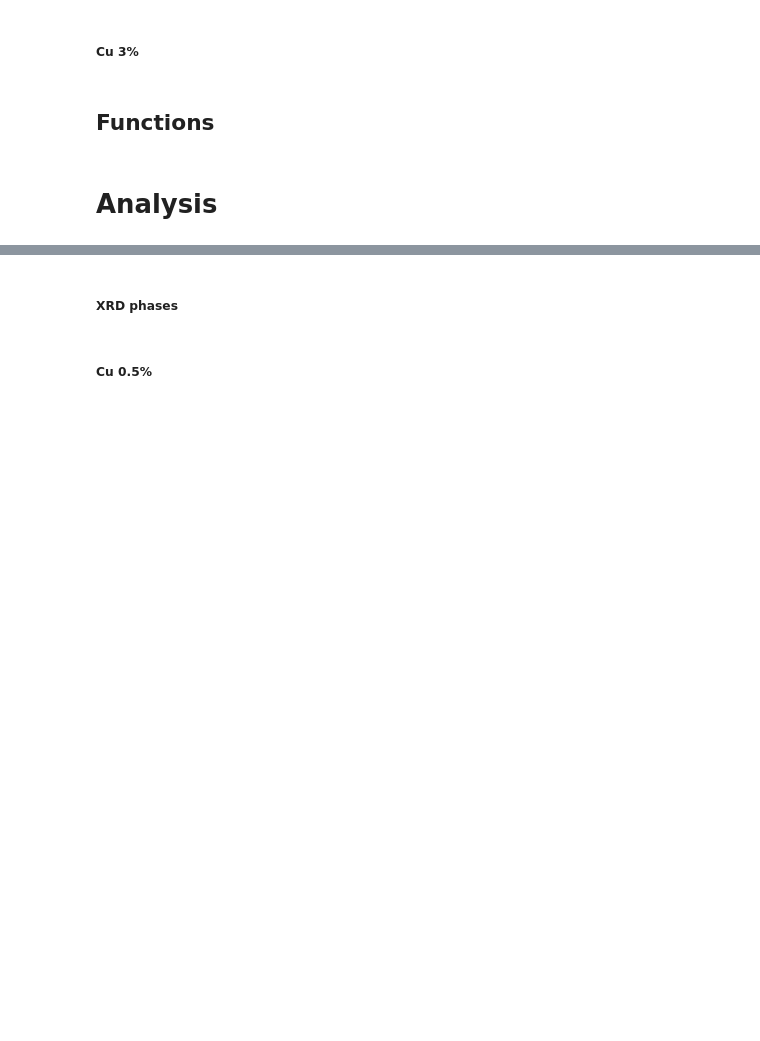
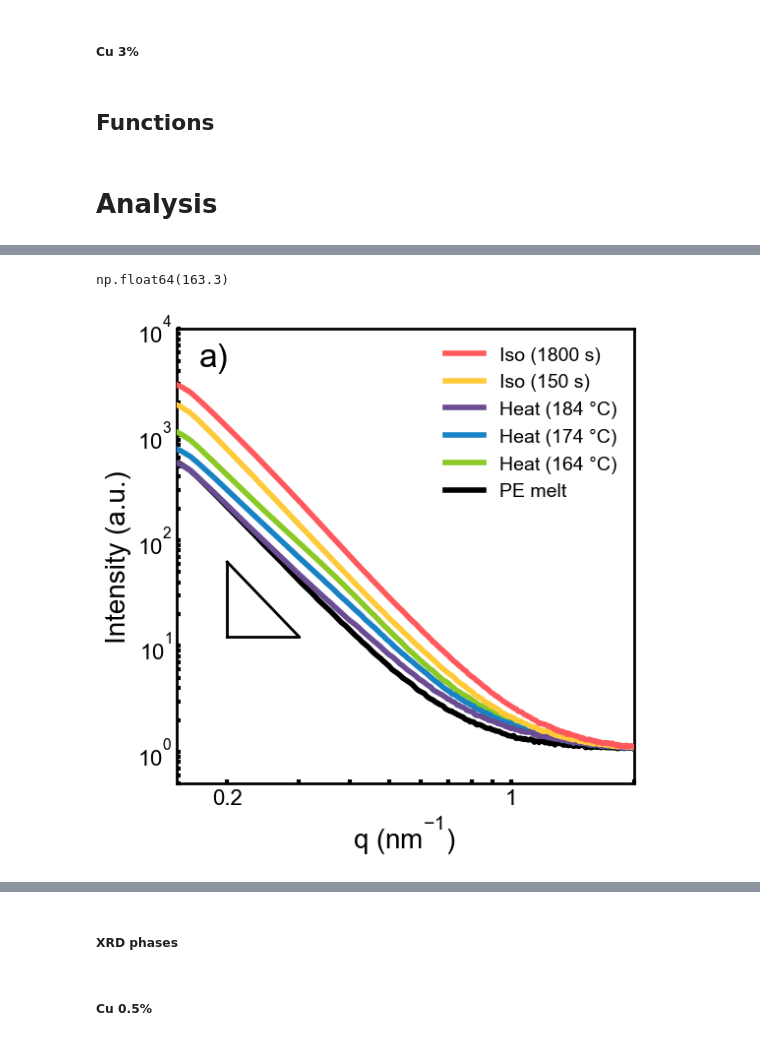
Before and after one commit to Akmalumarov/X_Ray_Scattering_Analysis, a Jupyter notebook: projects/Nanoparticles/Cu_Nps_Anokhin/Cu_NPs.ipynb, the cells around one changed output, grey strips where cells are left out. Drawn from its saved outputs; the diff is of its cells as text; code cells hidden in the pictures; blank space fills up the shorter version.

```diff
--- a/projects/Nanoparticles/Cu_Nps_Anokhin/Cu_NPs.ipynb
+++ b/projects/Nanoparticles/Cu_Nps_Anokhin/Cu_NPs.ipynb
@@ -53,0 +74,10 @@ def norm_saxs(q, I):
+# %%
+plt.rcParams['font.family'] = 'sans-serif'
+plt.rcParams['font.sans-serif'] = ['Arial', 'DejaVu Sans']
+plt.rcParams['mathtext.fontset'] = 'stix'
+plt.rcParams['font.size'] = 20
+plt.rcParams['mathtext.fontset'] = 'custom'
+plt.rcParams['mathtext.it'] = 'Arial:italic'
+plt.rcParams['mathtext.rm'] = 'Arial'
+plt.rcParams['mathtext.tt'] = 'Arial'
+plt.rcParams['mathtext.bf'] = 'Arial:bold'
@@ -53,0 +86,4 @@ def norm_saxs(q, I):
+# %%
+q, I_3_heat = Cu_3_heat.integrate1d_SAXS(ai_saxs, 1000, mask=img_mask_saxs, unit='q_nm^-1')
+norm_saxs(q, I_3_heat)
+print(len(I_3_heat))
@@ -53,0 +92,4 @@ def norm_saxs(q, I):
+# %%
+q, I_3_iso = Cu_3_iso.integrate1d_SAXS(ai_saxs, 1000, mask=img_mask_saxs, unit='q_nm^-1')
+norm_saxs(q, I_3_iso)
+print(len(I_3_iso))
@@ -53,0 +106,58 @@ def norm_saxs(q, I):
+# %%
+Temp_3_heat[70]
+# %% [output]
+np.float64(163.3)
+# %%
+fig, ax = plt.subplots(figsize=(6, 6))
+
+K = 0
+
+ax.plot(q, I_3_iso[59] -  K * I_3_heat[45], linewidth=4, label='Iso (1800 s)', color='#ff595e', zorder=10)
+ax.plot(q, I_3_iso[5] -  K * I_3_heat[45], linewidth=4, label='Iso (150 s)', color='#ffca3a', zorder=9)
+
+ax.plot(q, I_3_heat[70] - K * I_3_heat[45], linewidth=4, label='Heat (184 °C)', color='#6a4c93', zorder=8)
+
+ax.plot(q, I_3_heat[75] - K * I_3_heat[45], linewidth=4, label='Heat (174 °C)',color='#1982c4', zorder=7)
+
+ax.plot(q, I_3_heat[80] - K * I_3_heat[45], linewidth=4, label='Heat (164 °C)', color='#8ac926', zorder=5)
+
+ax.plot(q, I_3_heat[45] - K * I_3_heat[45] , linewidth=4, label='PE melt', color='black', zorder=1)
+
+
+lnsp = np.linspace(0.2, 0.3, 1000)
+plt.plot(lnsp, lnsp**-4 / 10, color='black', linewidth=2)
+plt.plot(lnsp, np.ones(1000) * min(lnsp**-4 / 10), color='black', linewidth=2)
+plt.plot(np.ones(1000)*lnsp[0], lnsp**-4 / 10, color='black',linewidth=2)
+
+
+ax.set_xscale('log')
+ax.set_yscale('log')
+ax.set_xlabel(r'q (nm$^{-1}$)', fontsize=20, fontfamily='Arial')
+ax.set_ylabel(r'Intensity (a.u.)', fontsize=20, fontfamily='Arial')
+ax.set_xlim(0.15, 2)
+ax.set_ylim(0.5, 1e4)
+ax.set_xticks([0.2, 1])
+ax.set_xticklabels(['0.2', '1'])
+
+# Легенда
+ax.legend(fontsize=14, frameon=False, fancybox=False, shadow=False)
+
+# Утолщенные рамки
+for axis in ['top','bottom','left','right']:
+    ax.spines[axis].set_linewidth(2)
+
+# Настройка tick parameters
+ax.tick_params(axis="both", which='both', direction="in", width=3, length=3, labelsize=16)
+
+# Убедимся, что все tick labels используют Arial
+for tick in ax.get_xticklabels():
+    tick.set_fontfamily('Arial')
+
+for tick in ax.get_yticklabels():
+    tick.set_fontfamily('Arial')
+
+ax.text(0.05, 0.97, 'a)', transform=ax.transAxes, fontsize=24, #fontweight='bold',
+         fontfamily='Arial', verticalalignment='top', horizontalalignment='left')
+plt.savefig(r'E:\Nps Cu\Figures\Fig1_a.png', dpi=300, bbox_inches='tight', transparent=True)
+# %% [output]
+[figure, added]
```
Also changed, not shown: parts of 17 cells of this notebook.
